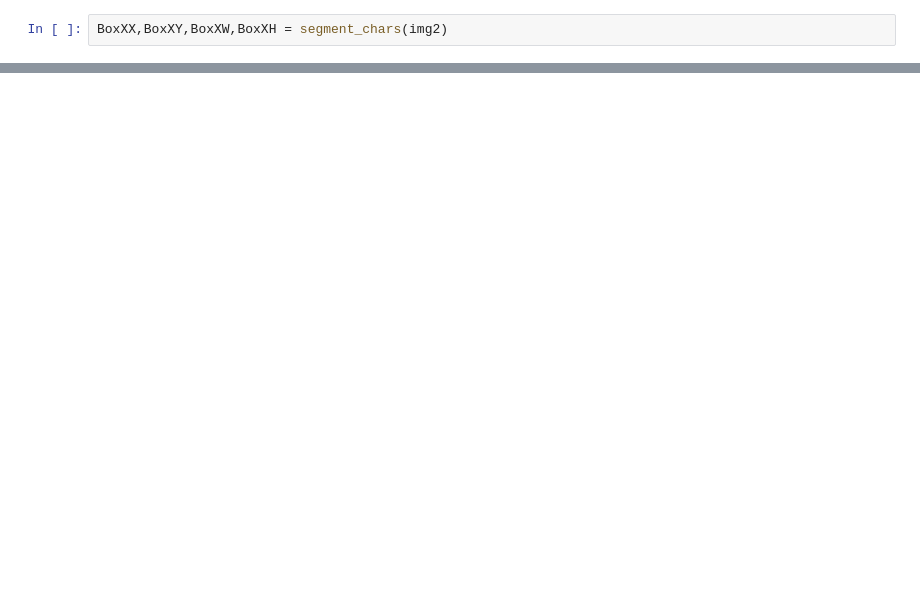
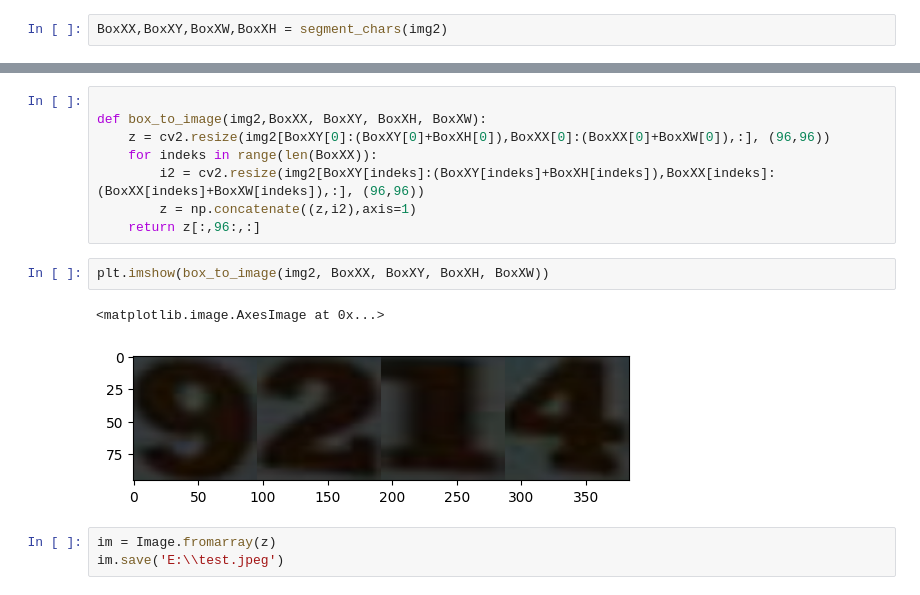
Before and after one commit to MilegoDzionka/SNiDL_Projekt, a Jupyter notebook: [Python]Dzielenie.ipynb, the cells around one changed output, grey strips where cells are left out. Drawn from its saved outputs; the diff is of its cells as text; blank space fills up the shorter version.

```diff
--- a/[Python]Dzielenie.ipynb
+++ b/[Python]Dzielenie.ipynb
@@ -109,0 +125,16 @@ numpy.ndarray
+# %%
+
+def box_to_image(img2,BoxXX, BoxXY, BoxXH, BoxXW):
+    z = cv2.resize(img2[BoxXY[0]:(BoxXY[0]+BoxXH[0]),BoxXX[0]:(BoxXX[0]+BoxXW[0]),:], (96,96))
+    for indeks in range(len(BoxXX)):
+        i2 = cv2.resize(img2[BoxXY[indeks]:(BoxXY[indeks]+BoxXH[indeks]),BoxXX[indeks]:(BoxXX[indeks]+BoxXW[indeks]),:], (96,96))
+        z = np.concatenate((z,i2),axis=1)
+    return z[:,96:,:]
+# %%
+plt.imshow(box_to_image(img2, BoxXX, BoxXY, BoxXH, BoxXW))
+# %% [output]
+<matplotlib.image.AxesImage at 0x...>
+[figure, added]
+# %%
+im = Image.fromarray(z)
+im.save('E:\\test.jpeg')
```
Also changed, not shown: parts of 9 cells of this notebook.
